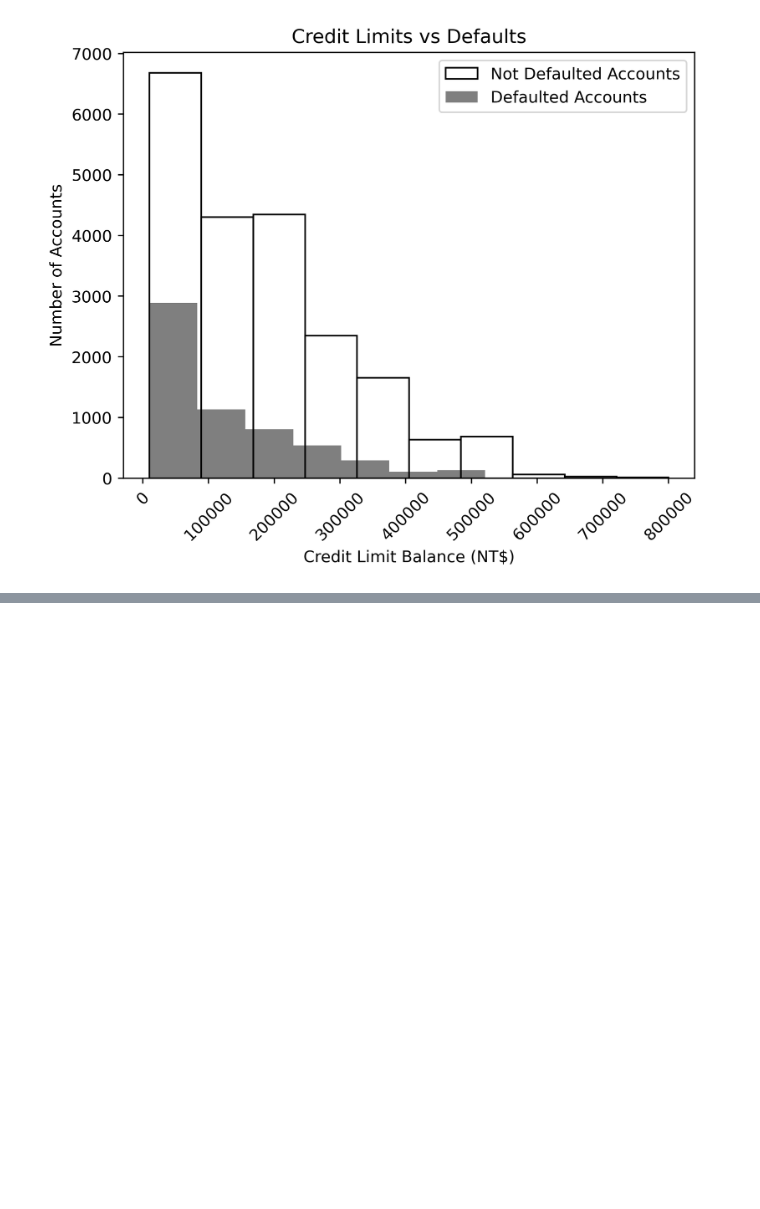
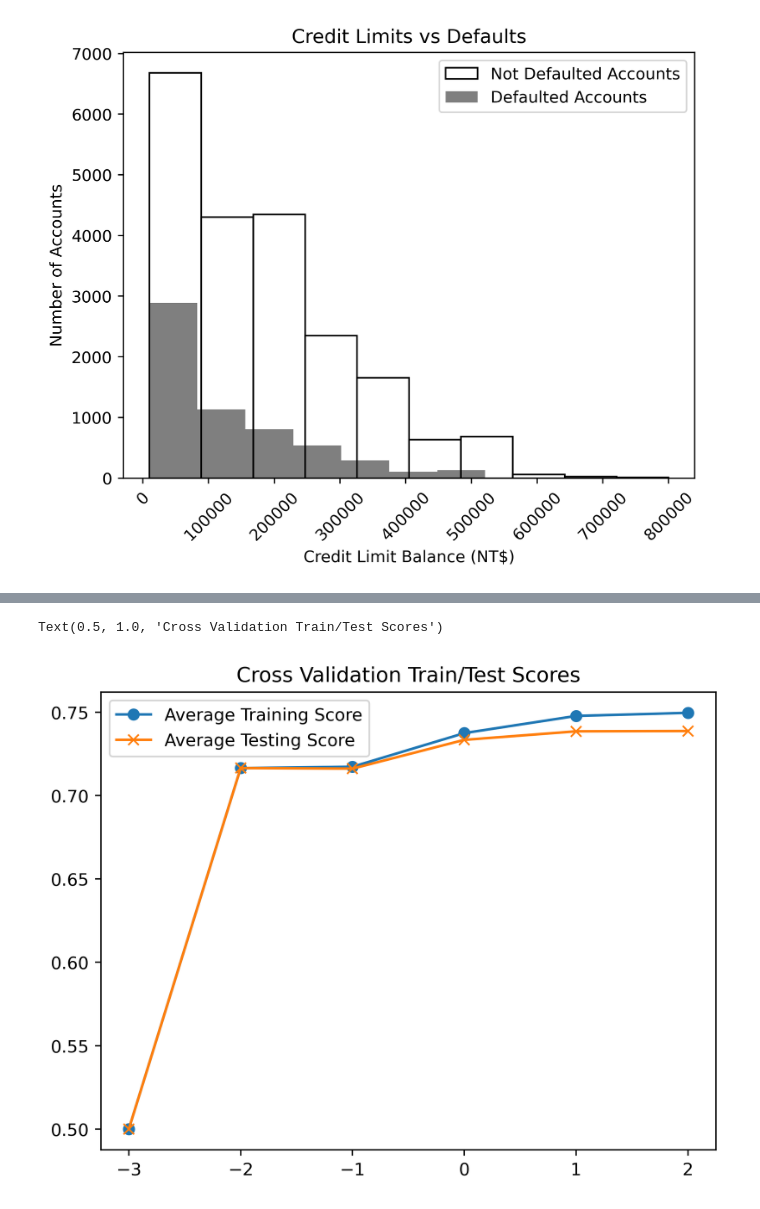
Before and after one commit to kcao22/credit_card_defaults, a Jupyter notebook: JupyterNotebooks/feature_exploration_ml.ipynb, the cells around one changed output, grey strips where cells are left out. Saved outputs shown, nothing was run; the diff lists cells and outputs as text; code cells hidden in the pictures; blank space fills up the shorter version.

```diff
--- a/JupyterNotebooks/feature_exploration_ml.ipynb
+++ b/JupyterNotebooks/feature_exploration_ml.ipynb
@@ -201,0 +392,3 @@ Text(0.5, 1.0, 'Credit Limits vs Defaults')
+# %%
+make_interactions = PolynomialFeatures(degree=2, interaction_only=True, include_bias=False)
+X_interact = make_interactions.fit_transform(X)
@@ -201,0 +399,2 @@ Text(0.5, 1.0, 'Credit Limits vs Defaults')
+# %%
+X_train, X_test, y_train, y_test = train_test_split(X_interact, df['default payment next month'].values, test_size=0.2, random_state=24)
@@ -201,0 +409,2 @@ Text(0.5, 1.0, 'Credit Limits vs Defaults')
+# %%
+cv_train_roc_auc, cv_test_roc_auc, cv_test_roc = cross_val_C_search_pipe(k_folds=k_folds, C_vals=C_vals, pipeline=scale_lr_pipeline, X=X_train, Y=y_train)
@@ -201,0 +418,8 @@ Text(0.5, 1.0, 'Credit Limits vs Defaults')
+# %%
+plt.plot(C_val_exponents, np.mean(cv_train_roc_auc, axis=0), '-o', label='Average Training Score')
+plt.plot(C_val_exponents, np.mean(cv_test_roc_auc, axis=0), '-x', label='Average Testing Score')
+plt.legend()
+plt.title('Cross Validation Train/Test Scores')
+# %% [output]
+Text(0.5, 1.0, 'Cross Validation Train/Test Scores')
+[figure, added]
```
Also changed, not shown: parts of 37 cells of this notebook, 1 other file.
